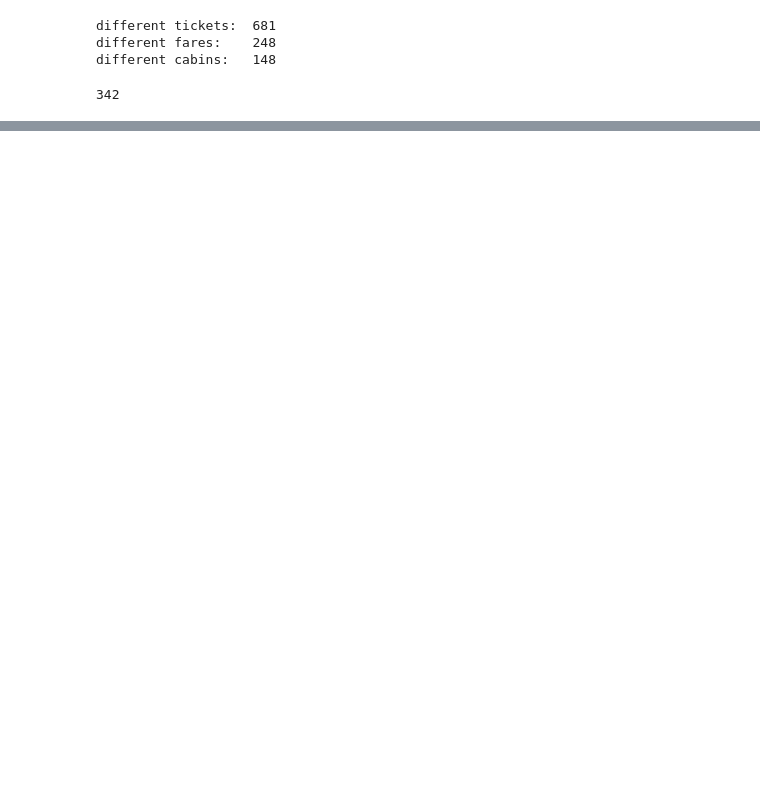
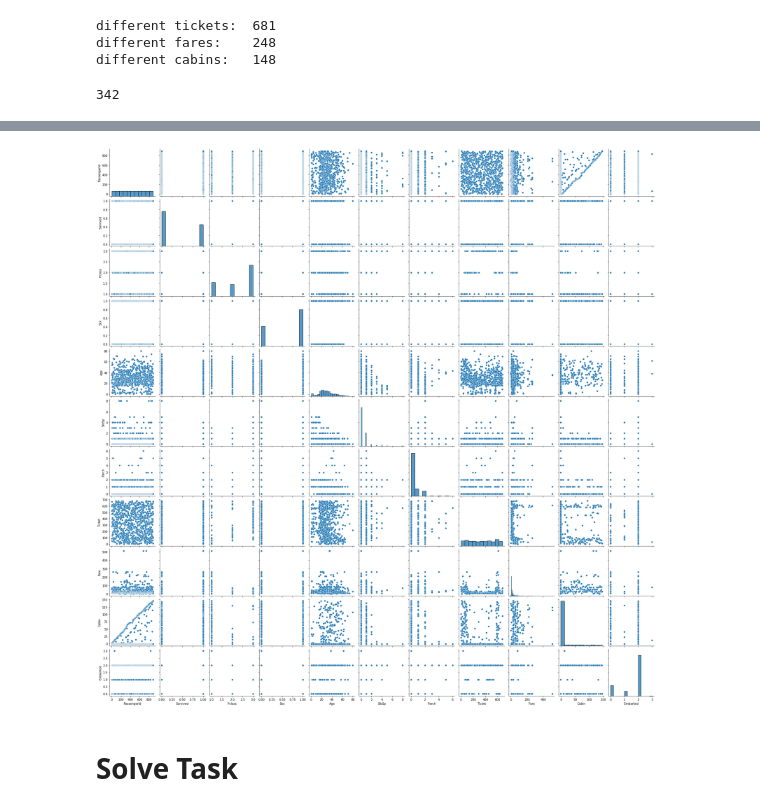
Before and after one commit to Severin-Wyss/titanic, a Jupyter notebook: Titanic - Machine Learning from Disaster.ipynb, the cells around one changed output, grey strips where cells are left out. Drawn from its saved outputs; the diff is of its cells as text; code cells hidden in the pictures; blank space fills up the shorter version.

```diff
--- a/Titanic - Machine Learning from Disaster.ipynb
+++ b/Titanic - Machine Learning from Disaster.ipynb
@@ -40,0 +49,12 @@ train["Survived"].sum() # 342 survivors  -> 549 victims
+# %%
+# make categorical features
+from sklearn.preprocessing import LabelEncoder
+le = LabelEncoder()
+train["Embarked"] = le.fit_transform(train["Embarked"])
+
+train["Sex"] = train["Sex"].astype('category').cat.codes
+
+train["Cabin"] = pd.factorize(train["Cabin"])[0]
+
+
+train["Ticket"] = train["Ticket"].astype('category').cat.codes
@@ -40,0 +70,8 @@ train["Survived"].sum() # 342 survivors  -> 549 victims
+# %%
+sns.pairplot(train)
+plt.show()
+# no immidiate dependency between Survived and any other label appearent
+# %% [output]
+[figure, added]
+# %% [markdown]
+# Solve Task
```
Also changed, not shown: parts of 11 cells of this notebook.
